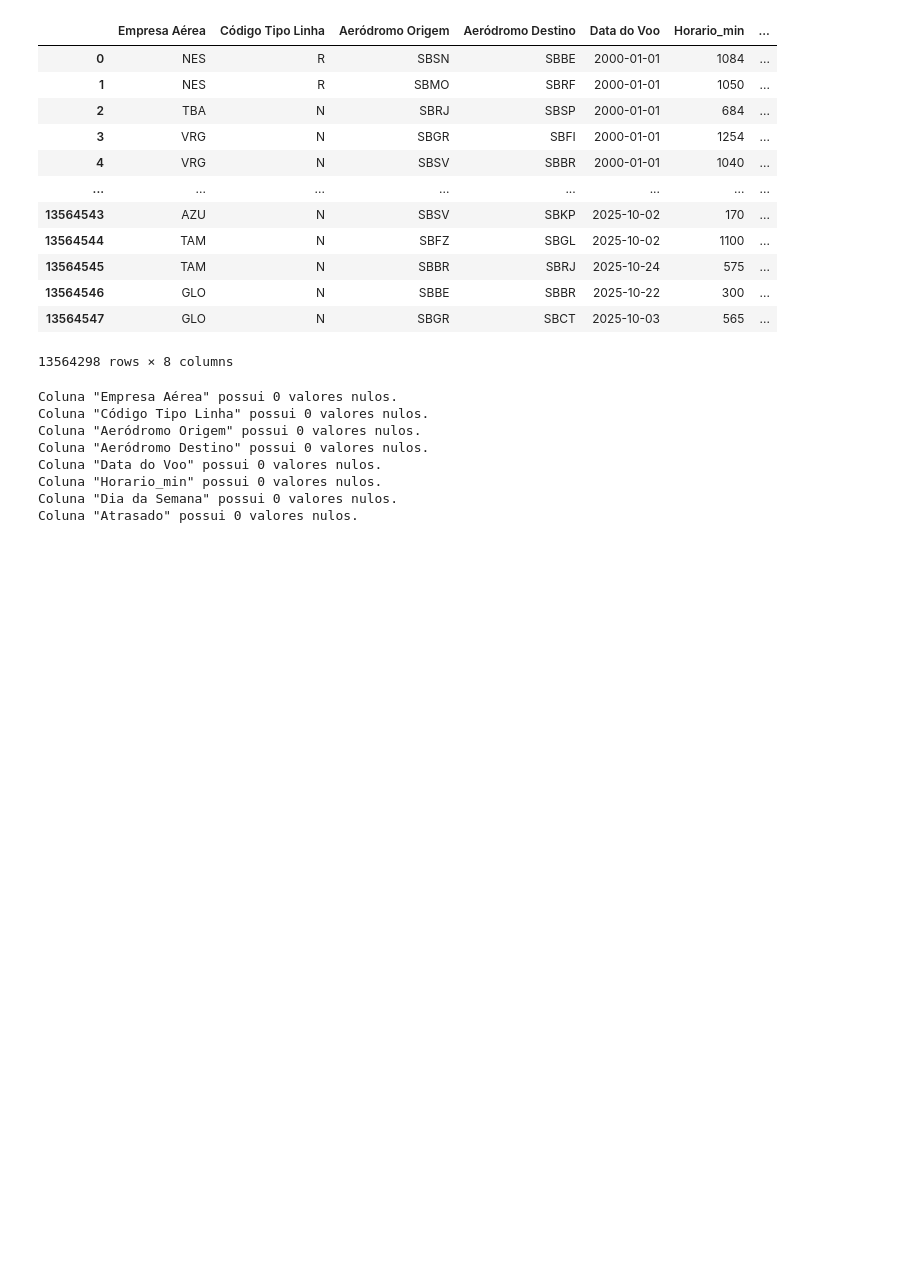
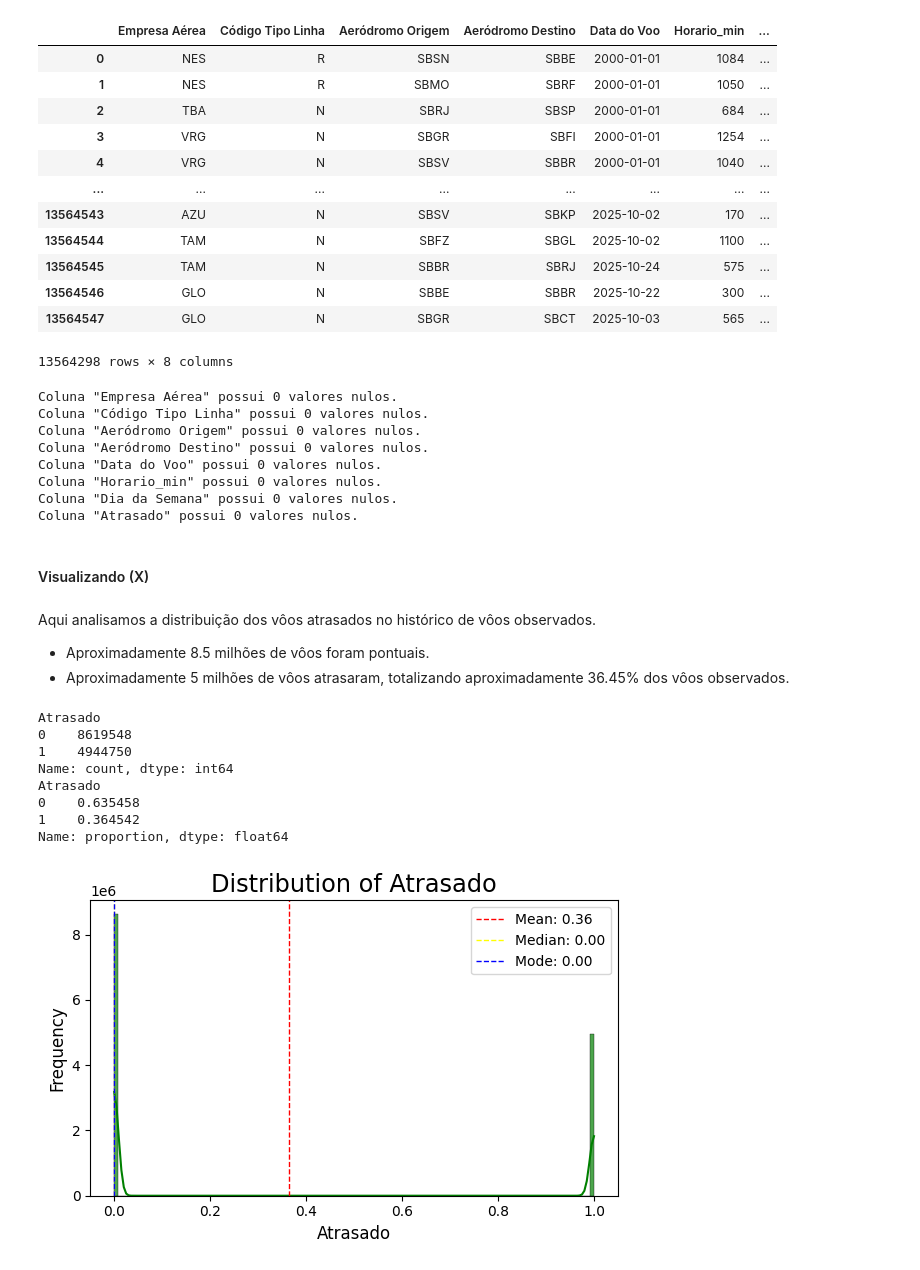
Before and after one commit to RavyBomfim/FlightOnTime-DataScience, a Jupyter notebook: main.ipynb, the cells around one changed output. Saved outputs shown, nothing was run; the diff lists cells and outputs as text; code cells hidden in the pictures; blank space fills up the shorter version.

Commit message:
plotar distribuição de vôos pontuais x atrasados

```diff
--- a/main.ipynb
+++ b/main.ipynb
@@ -388,3 +388,25 @@ Coluna "Data do Voo" possui 0 valores nulos.
 Coluna "Horario_min" possui 0 valores nulos.
 Coluna "Dia da Semana" possui 0 valores nulos.
 Coluna "Atrasado" possui 0 valores nulos.
+# %% [markdown]
+#### Visualizando (X)
+# %% [markdown]
+Aqui analisamos a distribuição dos vôos atrasados no histórico de vôos observados.
+
+- Aproximadamente 8.5 milhões de vôos foram pontuais.
+- Aproximadamente 5 milhões de vôos atrasaram, totalizando aproximadamente 36.45% dos vôos observados.
+# %%
+from utils.plot_feature import plot_feature
+print(df['Atrasado'].value_counts())
+print(df['Atrasado'].value_counts(normalize=True))
+plot_feature(df, 'Atrasado')
+# %% [output]
+Atrasado
+0    8619548
+1    4944750
+Name: count, dtype: int64
+Atrasado
+0    0.635458
+1    0.364542
+Name: proportion, dtype: float64
+[figure, added]
```
Also changed, not shown: parts of 2 cells of this notebook, 5 other files.
